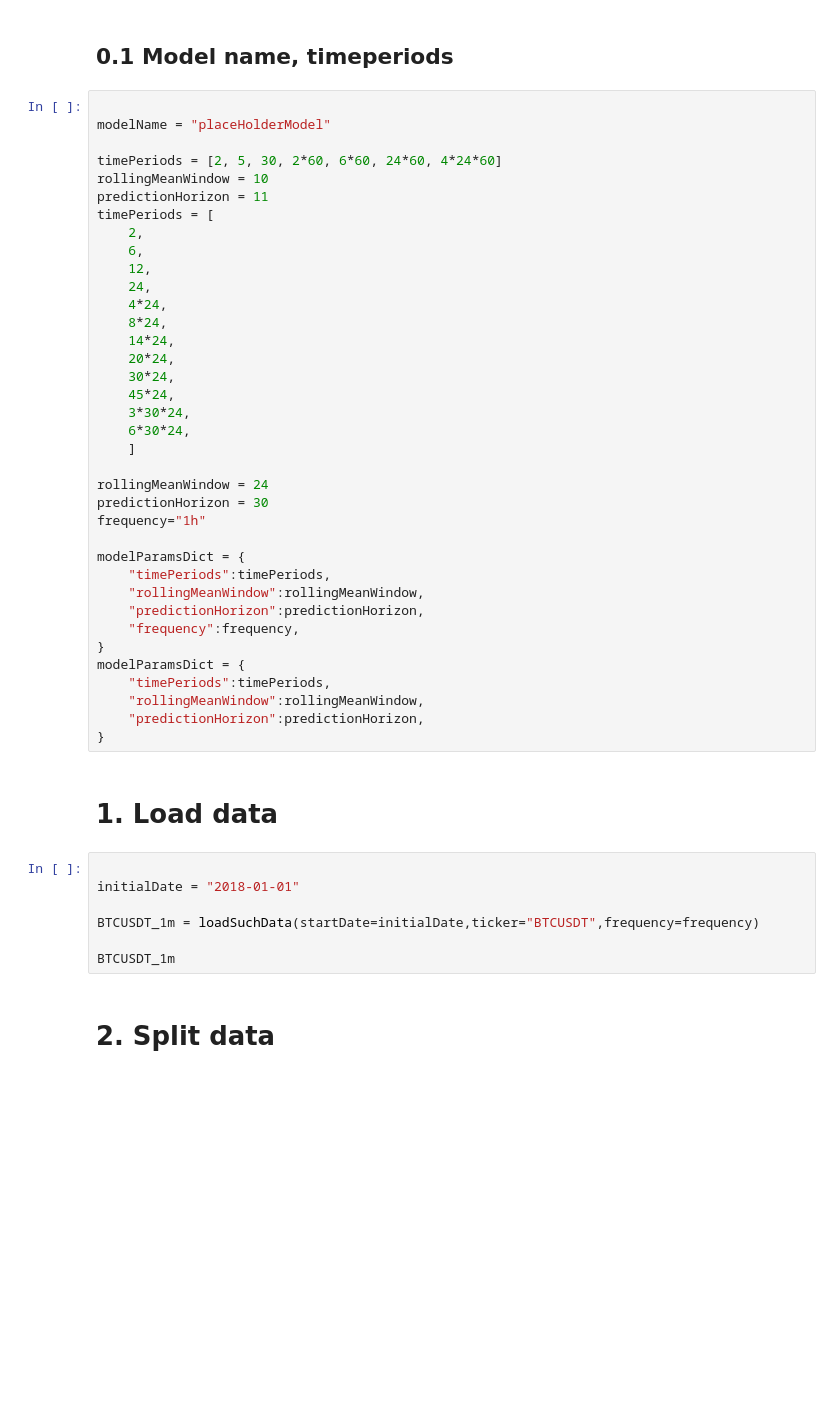
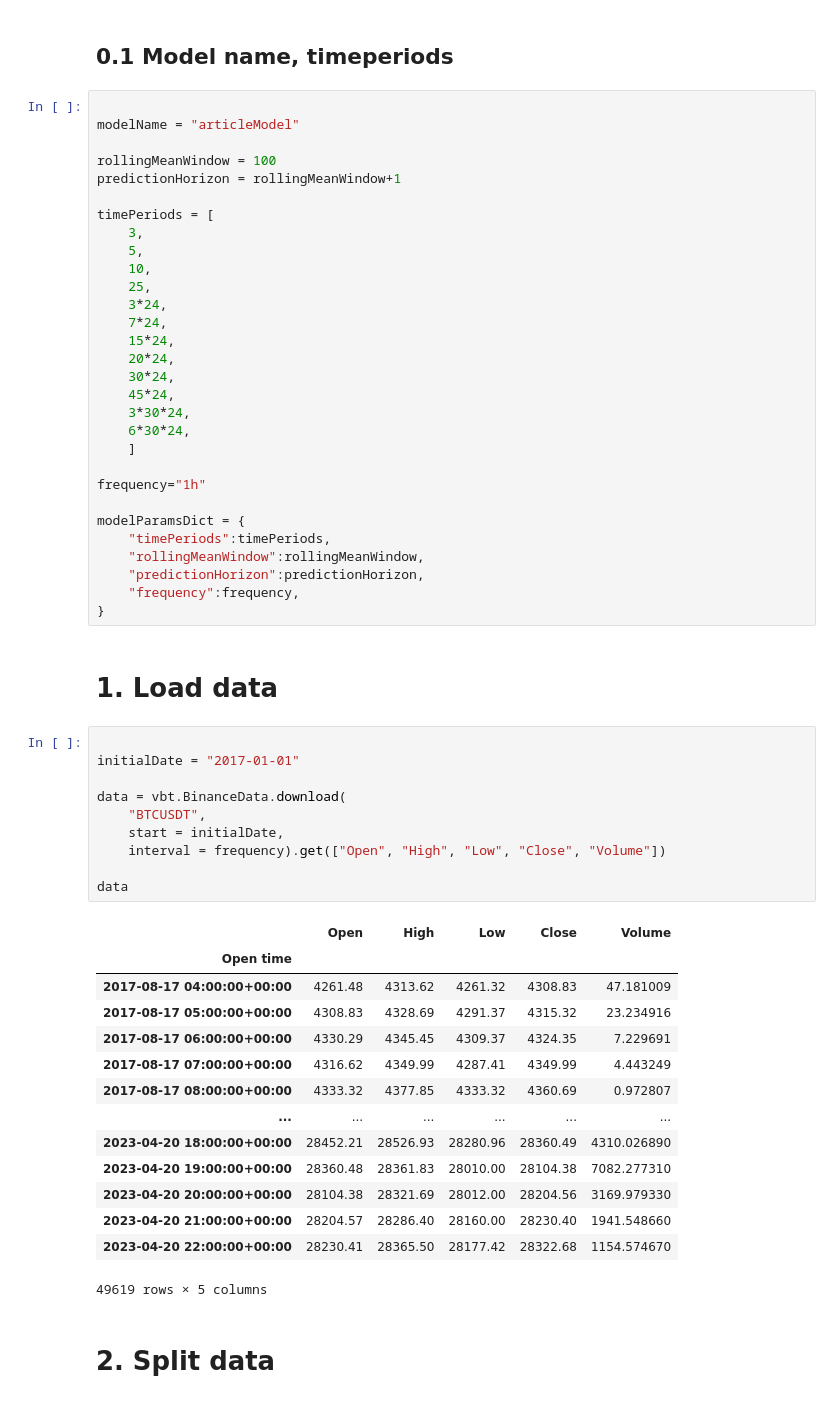
Before and after one commit to mendoncaDS/binance_live_bot, a Jupyter notebook: scripts/trainModelNB.ipynb, the cells around one changed output. Drawn from its saved outputs; the diff is of its cells as text; blank space fills up the shorter version.

Commit message:
model selection update

```diff
--- a/scripts/trainModelNB.ipynb
+++ b/scripts/trainModelNB.ipynb
@@ -25,19 +26,19 @@ from sklearn.metrics import mean_absolute_error, mean_squared_error, mean_square
 ## 0.1 Model name, timeperiods
 # %%
 
-modelName = "placeHolderModel"
+modelName = "articleModel"
 
-timePeriods = [2, 5, 30, 2*60, 6*60, 24*60, 4*24*60]
-rollingMeanWindow = 10
-predictionHorizon = 11
+rollingMeanWindow = 100
+predictionHorizon = rollingMeanWindow+1
+
 timePeriods = [
-    2,
-    6,
-    12,
-    24,
-    4*24,
-    8*24,
-    14*24,
+    3,
+    5,
+    10,
+    25,
+    3*24,
+    7*24,
+    15*24,
     20*24,
     30*24,
     45*24,
@@ -45,8 +46,6 @@ timePeriods = [
     6*30*24,
     ]
 
-rollingMeanWindow = 24
-predictionHorizon = 30
 frequency="1h"
 
 modelParamsDict = {
@@ -55,20 +54,33 @@ modelParamsDict = {
     "predictionHorizon":predictionHorizon,
     "frequency":frequency,
 }
-modelParamsDict = {
-    "timePeriods":timePeriods,
-    "rollingMeanWindow":rollingMeanWindow,
-    "predictionHorizon":predictionHorizon,
-}
 # %% [markdown]
 # 1. Load data
-# %%
-
-initialDate = "2018-01-01"
-
-BTCUSDT_1m = loadSuchData(startDate=initialDate,ticker="BTCUSDT",frequency=frequency)
-
-BTCUSDT_1m
+# %%
+
+initialDate = "2017-01-01"
+
+data = vbt.BinanceData.download(
+    "BTCUSDT",
+    start = initialDate,
+    interval = frequency).get(["Open", "High", "Low", "Close", "Volume"])
+
+data
+# %% [output]
+|  | Open | High | Low | Close | Volume |
+| Open time |  |  |  |  |  |
+| 2017-08-17 04:00:00+00:00 | 4261.48 | 4313.62 | 4261.32 | 4308.83 | 47.181009 |
+| 2017-08-17 05:00:00+00:00 | 4308.83 | 4328.69 | 4291.37 | 4315.32 | 23.234916 |
+| 2017-08-17 06:00:00+00:00 | 4330.29 | 4345.45 | 4309.37 | 4324.35 | 7.229691 |
+| 2017-08-17 07:00:00+00:00 | 4316.62 | 4349.99 | 4287.41 | 4349.99 | 4.443249 |
+| 2017-08-17 08:00:00+00:00 | 4333.32 | 4377.85 | 4333.32 | 4360.69 | 0.972807 |
+| ... | ... | ... | ... | ... | ... |
+| 2023-04-20 18:00:00+00:00 | 28452.21 | 28526.93 | 28280.96 | 28360.49 | 4310.026890 |
+| 2023-04-20 19:00:00+00:00 | 28360.48 | 28361.83 | 28010.00 | 28104.38 | 7082.277310 |
+| 2023-04-20 20:00:00+00:00 | 28104.38 | 28321.69 | 28012.00 | 28204.56 | 3169.979330 |
+| 2023-04-20 21:00:00+00:00 | 28204.57 | 28286.40 | 28160.00 | 28230.40 | 1941.548660 |
+| 2023-04-20 22:00:00+00:00 | 28230.41 | 28365.50 | 28177.42 | 28322.68 | 1154.574670 |
+49619 rows × 5 columns
 # %% [markdown]
 # 2. Split data
 # %% [markdown]
```
Also changed, not shown: parts of 16 cells of this notebook, 9 other files.
